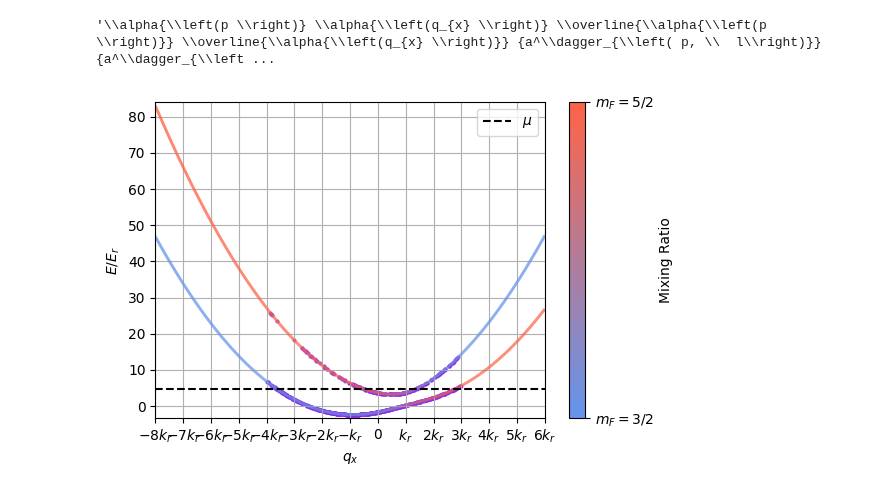
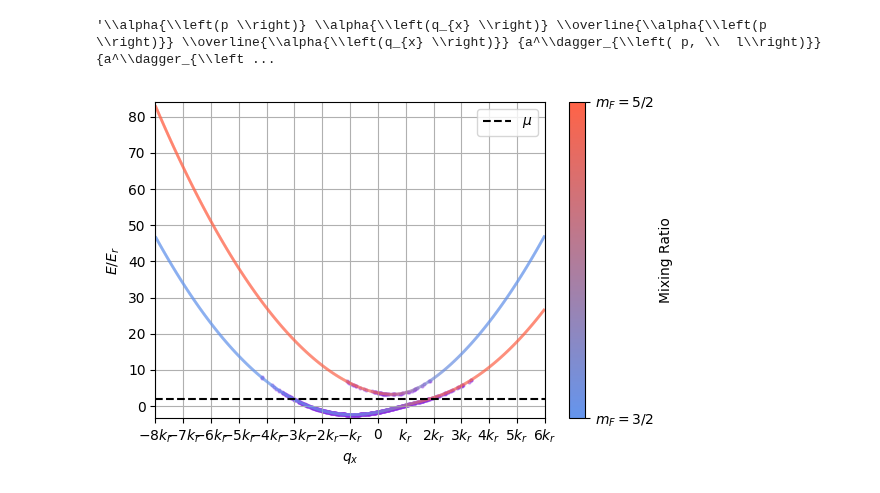
Before and after one commit to pco0511/yb-soc-two-body-loss, a Jupyter notebook: src/momentum_dependency.ipynb, the cells around one changed output. Drawn from its saved outputs; the diff is of its cells as text; code cells hidden in the pictures.

```diff
--- a/src/momentum_dependency.ipynb
+++ b/src/momentum_dependency.ipynb
@@ -148,10 +148,10 @@ m_Yb = 1.0
 delta = 4.0
 omega_R = 3.5
 gamma = 0.5
-temperature = 0.4 / T_unit
-mu = 4.8
+temperature = 0.1 / T_unit
+mu = 2.0
 
-fermi_level = 4.8
+fermi_level = mu
 # %%
 zerotemp = temperature < 1e-12
 # %%
@@ -265,33 +265,33 @@ if zerotemp:
         energies[1][below_fermi[1]]
     ])
     q_rands = 0.1 * np.random.uniform(-1, 1, size=q_fermi_sea.shape)
     e_rands = 1.0 * np.random.uniform(-1, 1, size=E_fermi_sea.shape)
 
     ax.axhline(y=fermi_level, color='k', linestyle='--', label='fermi_level')
-    ax.scatter(q_fermi_sea + q_rands, E_fermi_sea + e_rands, color='blueviolet', s=4, alpha=0.7)
+    ax.scatter(q_fermi_sea + q_rands, E_fermi_sea + e_rands, color='blueviolet', s=4, alpha=0.4)
 else:
     rands = np.random.uniform(0, 1, size=fermi_dirac.shape)
     selected = rands <= fermi_dirac
     _qq = np.concatenate([
         points_to_calc[selected[0]],
         points_to_calc[selected[1]]
     ])
     _ee = np.concatenate([
         energies[0][selected[0]],
         energies[1][selected[1]]
     ])
 
 
     ax.axhline(y=mu, color='k', linestyle='--', label='$\\mu$')
-    ax.scatter(_qq, _ee, color='blueviolet', s=4, alpha=0.7)
+    ax.scatter(_qq, _ee, color='blueviolet', s=4, alpha=0.4)
 
 ax.legend()
 
 # ax.scatter(q_test, E_downs_test, color='red', s=50, edgecolors='k', zorder=5)
 # ax.scatter(q_test, E_ups_test, color='blue', s=50, edgecolors='k', zorder=5)
 
 plt.tight_layout()
 plt.savefig("band.png", dpi=300, transparent=True)
 plt.show()
 # %% [output]
-[figure, old version]
+[figure, new version]
```
Also changed, not shown: parts of 12 cells of this notebook, 1 other file.
